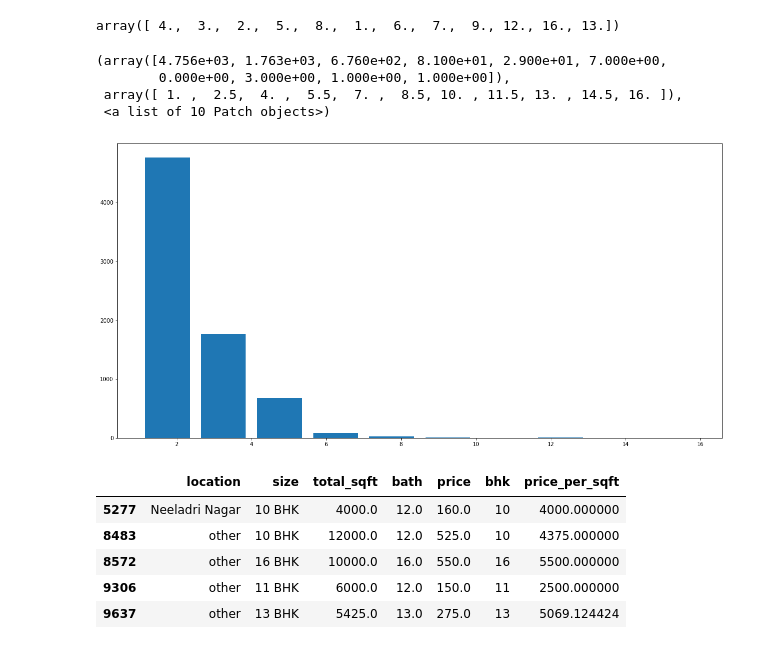
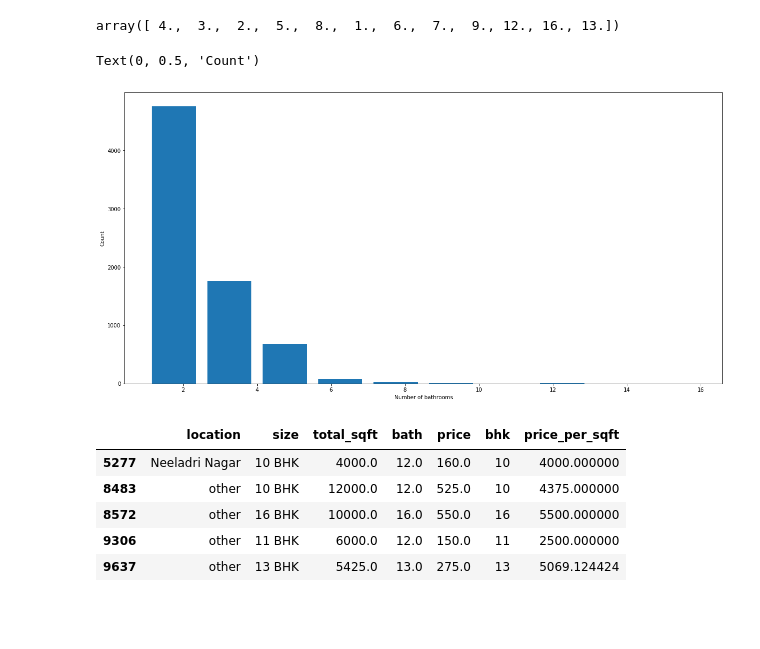
Before and after one commit to codebasics/py, a Jupyter notebook: DataScience/BangloreHomePrices/model/banglore_home_prices_final.ipynb, the cells around one changed output. Cells and saved outputs as stored; diff of their text form; code cells hidden in the pictures; blank space fills up the shorter version.

```diff
--- a/DataScience/BangloreHomePrices/model/banglore_home_prices_final.ipynb
+++ b/DataScience/BangloreHomePrices/model/banglore_home_prices_final.ipynb
@@ -355,9 +376,10 @@ def remove_bhk_outliers(df):
         for bhk, bhk_df in location_df.groupby('bhk'):
             stats = bhk_stats.get(bhk-1)
             if stats and stats['count']>5:
-                exclude_indices = np.append(exclude_indices, bhk_df[bhk_df.price_per_sqft<stats['mean']].index.values)
+                exclude_indices = np.append(exclude_indices, bhk_df[bhk_df.price_per_sqft<(stats['mean'])].index.values)
     return df.drop(exclude_indices,axis='index')
 df8 = remove_bhk_outliers(df7)
+# df8 = df7.copy()
 df8.shape
 # %% [output]
 (7317, 7)
@@ -378,12 +420,11 @@ df8.bath.unique()
 array([ 4.,  3.,  2.,  5.,  8.,  1.,  6.,  7.,  9., 12., 16., 13.])
 # %%
 plt.hist(df8.bath,rwidth=0.8)
+plt.xlabel("Number of bathrooms")
+plt.ylabel("Count")
 # %% [output]
-(array([4.756e+03, 1.763e+03, 6.760e+02, 8.100e+01, 2.900e+01, 7.000e+00,
-        0.000e+00, 3.000e+00, 1.000e+00, 1.000e+00]),
- array([ 1. ,  2.5,  4. ,  5.5,  7. ,  8.5, 10. , 11.5, 13. , 14.5, 16. ]),
- <a list of 10 Patch objects>)
+Text(0, 0.5, 'Count')
-[figure, old version]
+[figure, new version]
 # %%
 df8[df8.bath>10]
 # %% [output]
```
Also changed, not shown: parts of 25 cells of this notebook, 8 other files.
